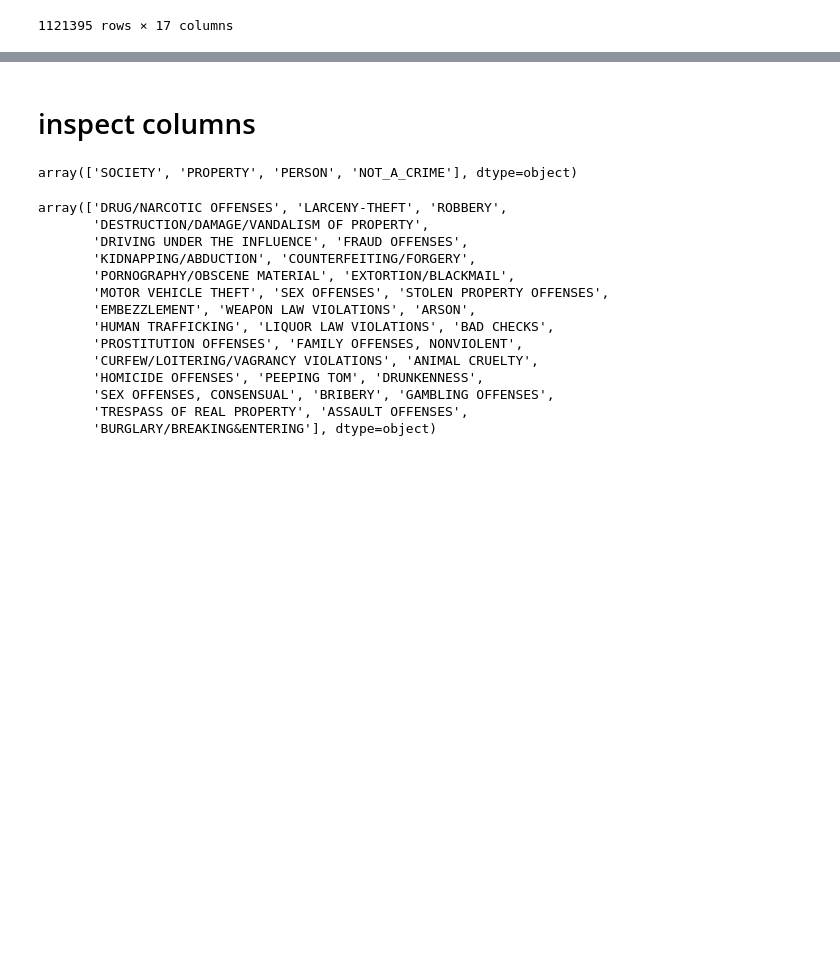
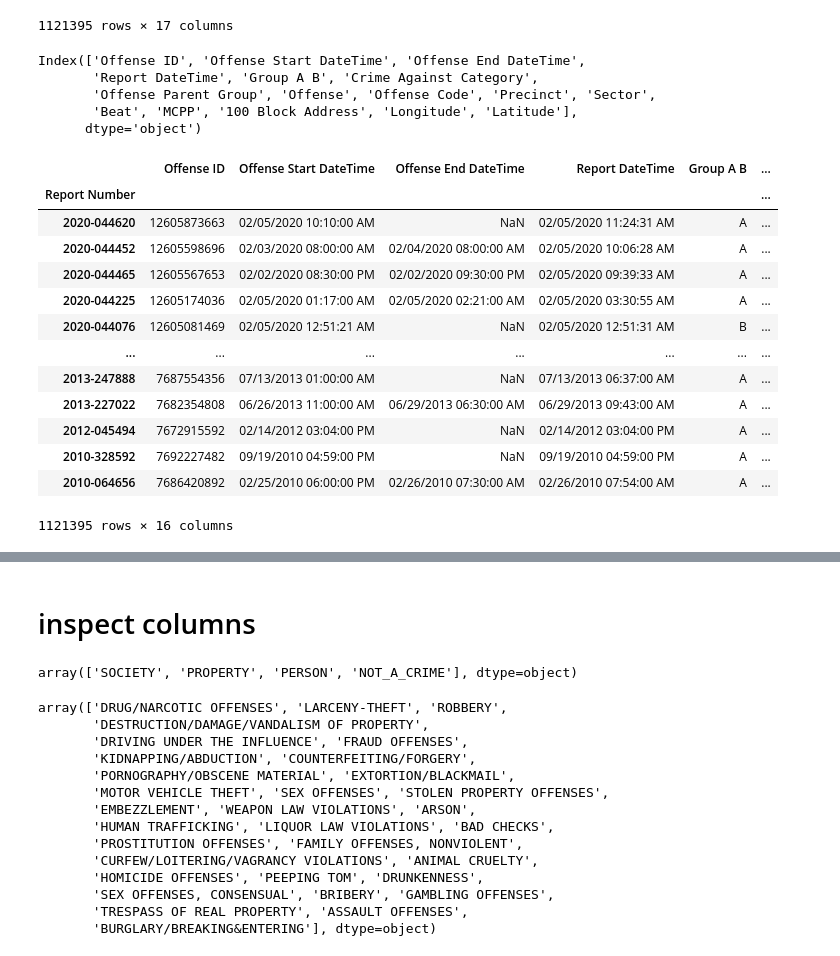
Before and after one commit to donmarcolaureano/seattle_crime, a Jupyter notebook: seattle_crime_data_notebook.ipynb, the cells around one changed output, grey strips where cells are left out. Drawn from its saved outputs; the diff is of its cells as text; code cells hidden in the pictures; blank space fills up the shorter version.

```diff
--- a/seattle_crime_data_notebook.ipynb
+++ b/seattle_crime_data_notebook.ipynb
@@ -187,3 +187,28 @@ all_crime_data
 1121395 rows × 17 columns
 # %%
 all_crime_data = all_crime_data.set_index('Report Number')
+# %%
+all_crime_data.columns
+# %% [output]
+Index(['Offense ID', 'Offense Start DateTime', 'Offense End DateTime',
+       'Report DateTime', 'Group A B', 'Crime Against Category',
+       'Offense Parent Group', 'Offense', 'Offense Code', 'Precinct', 'Sector',
+       'Beat', 'MCPP', '100 Block Address', 'Longitude', 'Latitude'],
+      dtype='object')
+# %%
+all_crime_data
+# %% [output]
+|  | Offense ID | Offense Start DateTime | Offense End DateTime | Report DateTime | Group A B | ... |
+| Report Number |  |  |  |  |  | ... |
+| 2020-044620 | 12605873663 | 02/05/2020 10:10:00 AM | NaN | 02/05/2020 11:24:31 AM | A | ... |
+| 2020-044452 | 12605598696 | 02/03/2020 08:00:00 AM | 02/04/2020 08:00:00 AM | 02/05/2020 10:06:28 AM | A | ... |
+| 2020-044465 | 12605567653 | 02/02/2020 08:30:00 PM | 02/02/2020 09:30:00 PM | 02/05/2020 09:39:33 AM | A | ... |
+| 2020-044225 | 12605174036 | 02/05/2020 01:17:00 AM | 02/05/2020 02:21:00 AM | 02/05/2020 03:30:55 AM | A | ... |
+| 2020-044076 | 12605081469 | 02/05/2020 12:51:21 AM | NaN | 02/05/2020 12:51:31 AM | B | ... |
+| ... | ... | ... | ... | ... | ... | ... |
+| 2013-247888 | 7687554356 | 07/13/2013 01:00:00 AM | NaN | 07/13/2013 06:37:00 AM | A | ... |
+| 2013-227022 | 7682354808 | 06/26/2013 11:00:00 AM | 06/29/2013 06:30:00 AM | 06/29/2013 09:43:00 AM | A | ... |
+| 2012-045494 | 7672915592 | 02/14/2012 03:04:00 PM | NaN | 02/14/2012 03:04:00 PM | A | ... |
+| 2010-328592 | 7692227482 | 09/19/2010 04:59:00 PM | NaN | 09/19/2010 04:59:00 PM | A | ... |
+| 2010-064656 | 7686420892 | 02/25/2010 06:00:00 PM | 02/26/2010 07:30:00 AM | 02/26/2010 07:54:00 AM | A | ... |
+1121395 rows × 16 columns
```
Also changed, not shown: parts of 1 cell of this notebook.
